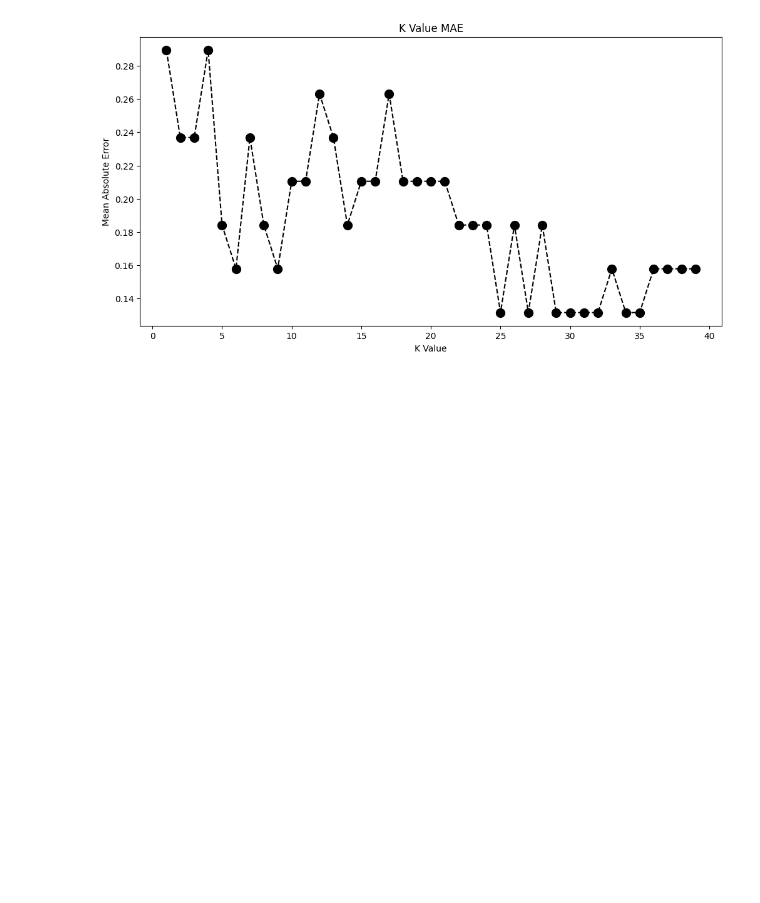
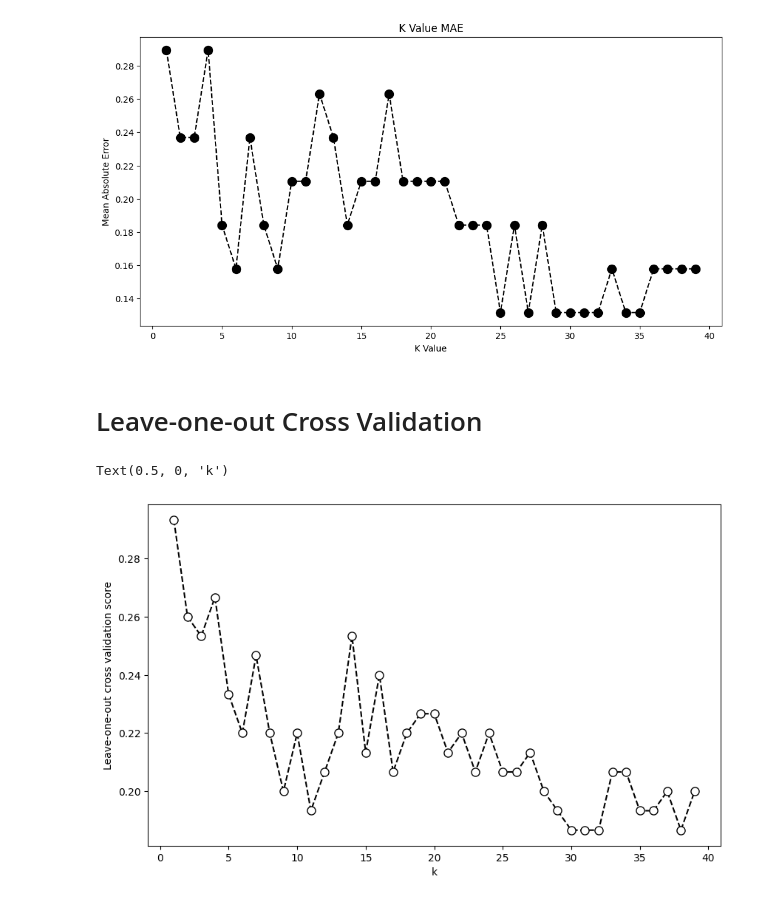
Before and after one commit to damajojung/project-neurocloud, a Jupyter notebook: code/6_k_neighbours/k_neighbours.ipynb, the cells around one changed output. Cells and saved outputs as stored; diff of their text form; code cells hidden in the pictures; blank space fills up the shorter version.

```diff
--- a/code/6_k_neighbours/k_neighbours.ipynb
+++ b/code/6_k_neighbours/k_neighbours.ipynb
@@ -135,3 +135,26 @@ plt.ylabel('Mean Absolute Error')
 # %% [output]
 Text(0, 0.5, 'Mean Absolute Error')
 [figure]
+# %% [markdown]
+# Leave-one-out Cross Validation
+# %%
+from sklearn.model_selection import cross_val_score
+from sklearn.model_selection import LeaveOneOut
+
+error_rate = []
+# Will take some time
+for i in range(1,40):
+ knn = KNeighborsClassifier(n_neighbors=i)
+ cv = LeaveOneOut()
+ score=cross_val_score(knn,X,y,cv=cv, scoring='neg_mean_absolute_error')
+ error_rate.append(np.mean(np.absolute(score)))
+
+plt.figure(figsize=(10,6))
+plt.plot(range(1,40),error_rate,color="black", linestyle="dashed", marker="o",
+ markerfacecolor="white", markersize=8)
+
+plt.ylabel("Leave-one-out cross validation score")
+plt.xlabel("k")
+# %% [output]
+Text(0.5, 0, 'k')
+[figure, added]
```
Also changed, not shown: 1 other file.
